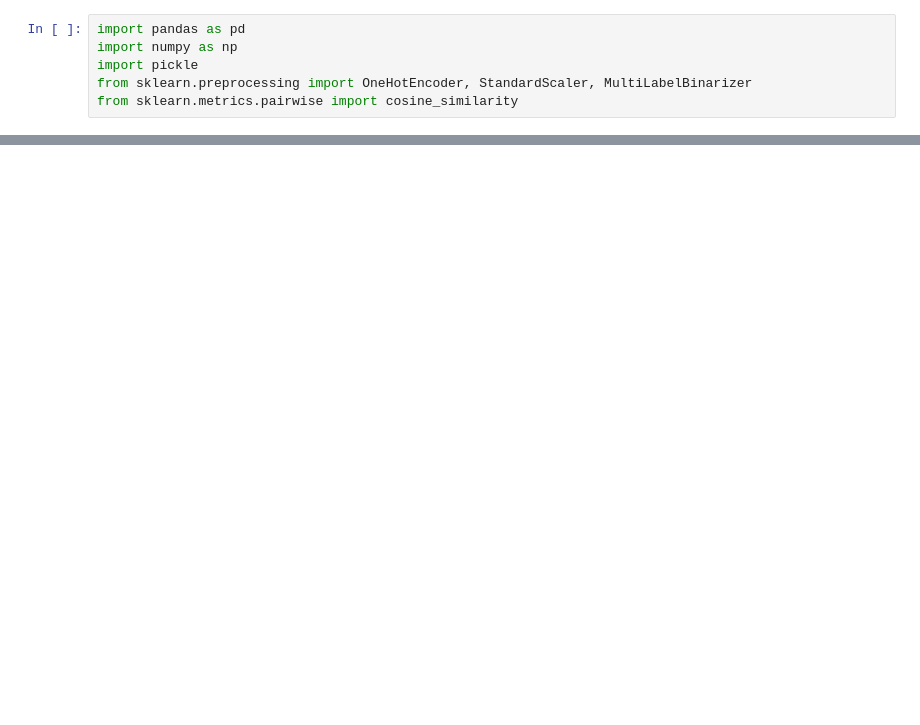
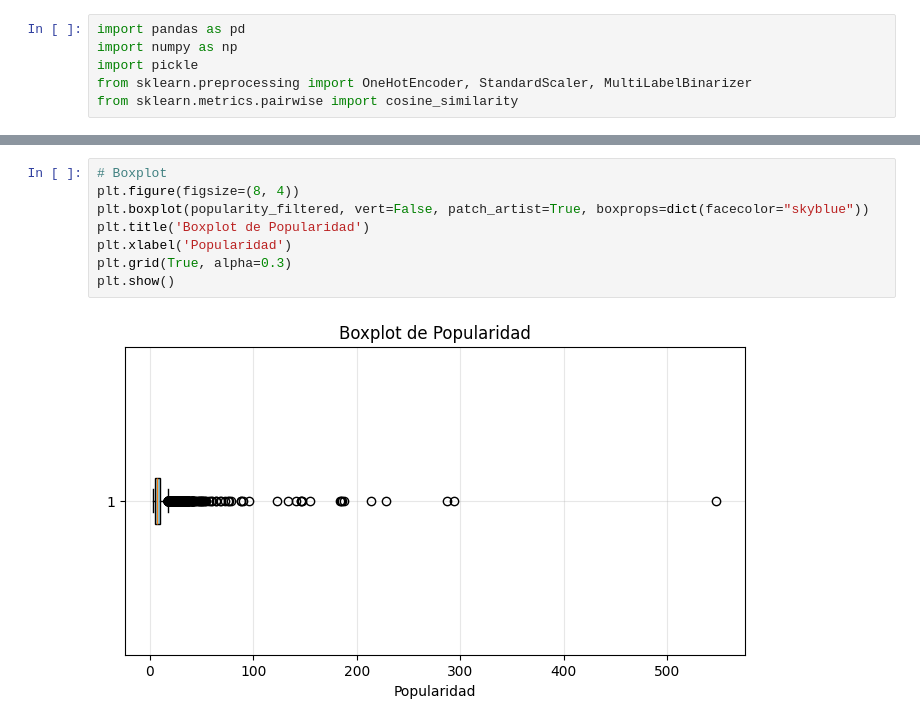
Before and after one commit to paulairazoqui/Recomendacion_peliculas, a Jupyter notebook: Transformaciones 2da parte.ipynb, the cells around one changed output, grey strips where cells are left out. Cells and saved outputs as stored; diff of their text form; blank space fills up the shorter version.

```diff
--- a/Transformaciones 2da parte.ipynb
+++ b/Transformaciones 2da parte.ipynb
@@ -9,0 +48,10 @@ credits = pd.read_csv(r'Datasets\reduced_credits.csv')
+# %%
+# Boxplot
+plt.figure(figsize=(8, 4))
+plt.boxplot(popularity_filtered, vert=False, patch_artist=True, boxprops=dict(facecolor="skyblue"))
+plt.title('Boxplot de Popularidad')
+plt.xlabel('Popularidad')
+plt.grid(True, alpha=0.3)
+plt.show()
+# %% [output]
+[figure, added]
```
Also changed, not shown: parts of 8 cells of this notebook, 4 other files.
